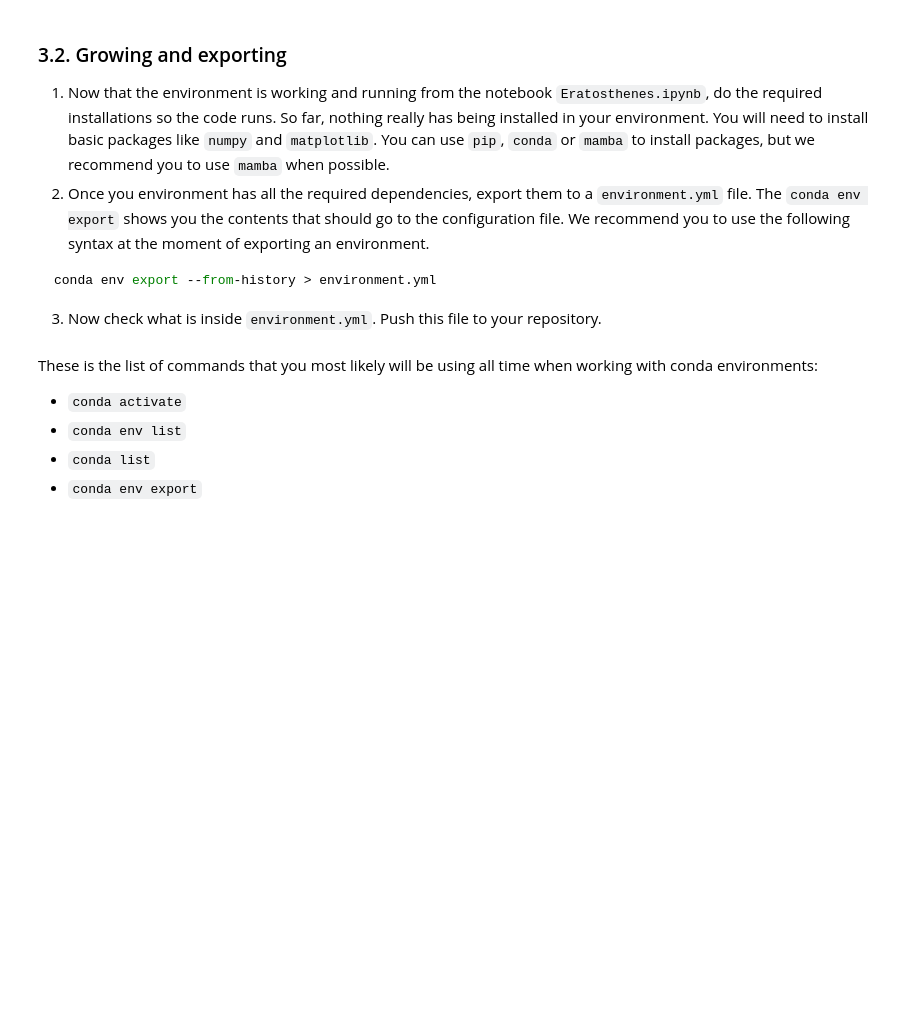
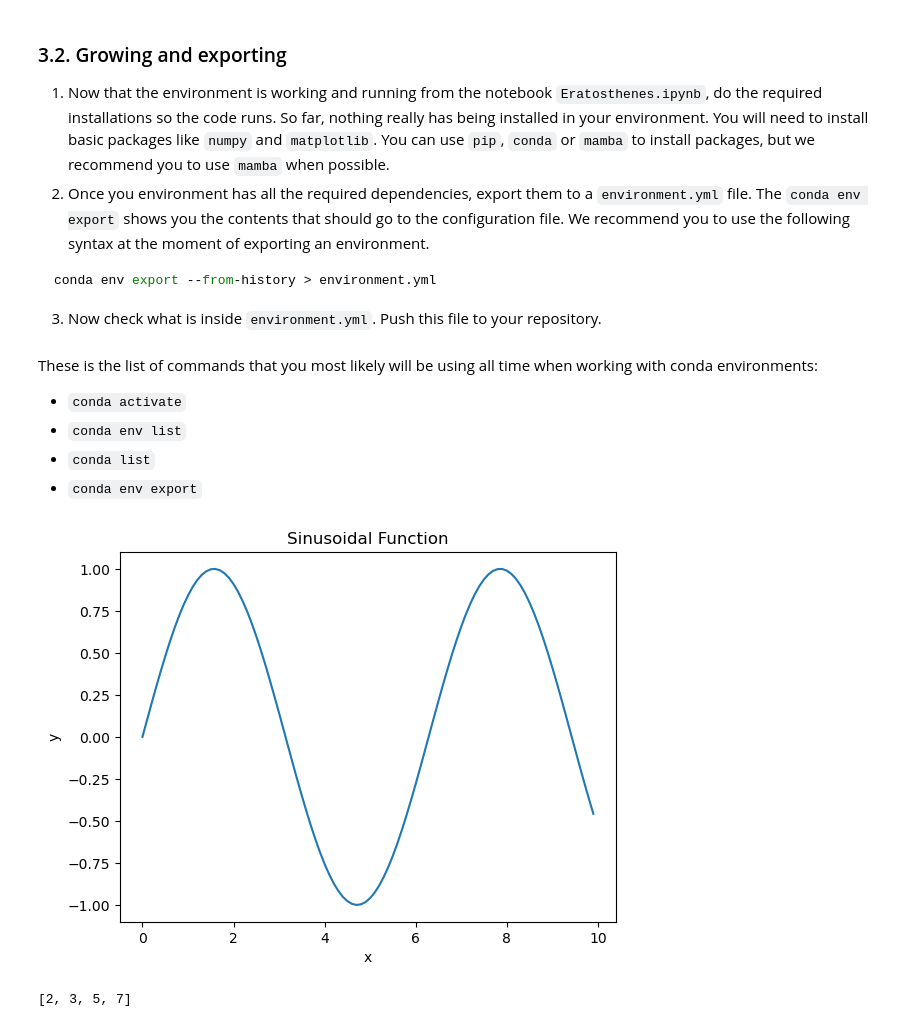
Before and after one commit to SamTan111/samtan111-eratosthenes, a Jupyter notebook: lab04.ipynb, the cells around one changed output. Drawn from its saved outputs; the diff is of its cells as text; code cells hidden in the pictures; blank space fills up the shorter version.

```diff
--- a/lab04.ipynb
+++ b/lab04.ipynb
@@ -177,3 +183,11 @@ These is the list of commands that you most likely will be using all time when w
+# %%
+plotsome()
+# %% [output]
+[figure, added]
+# %%
+simple_implementation(10)
+# %% [output]
+[2, 3, 5, 7]
 # %% [markdown]
 ### 3.3. Binder
 
```
Also changed, not shown: parts of 3 cells of this notebook, 3 other files.
